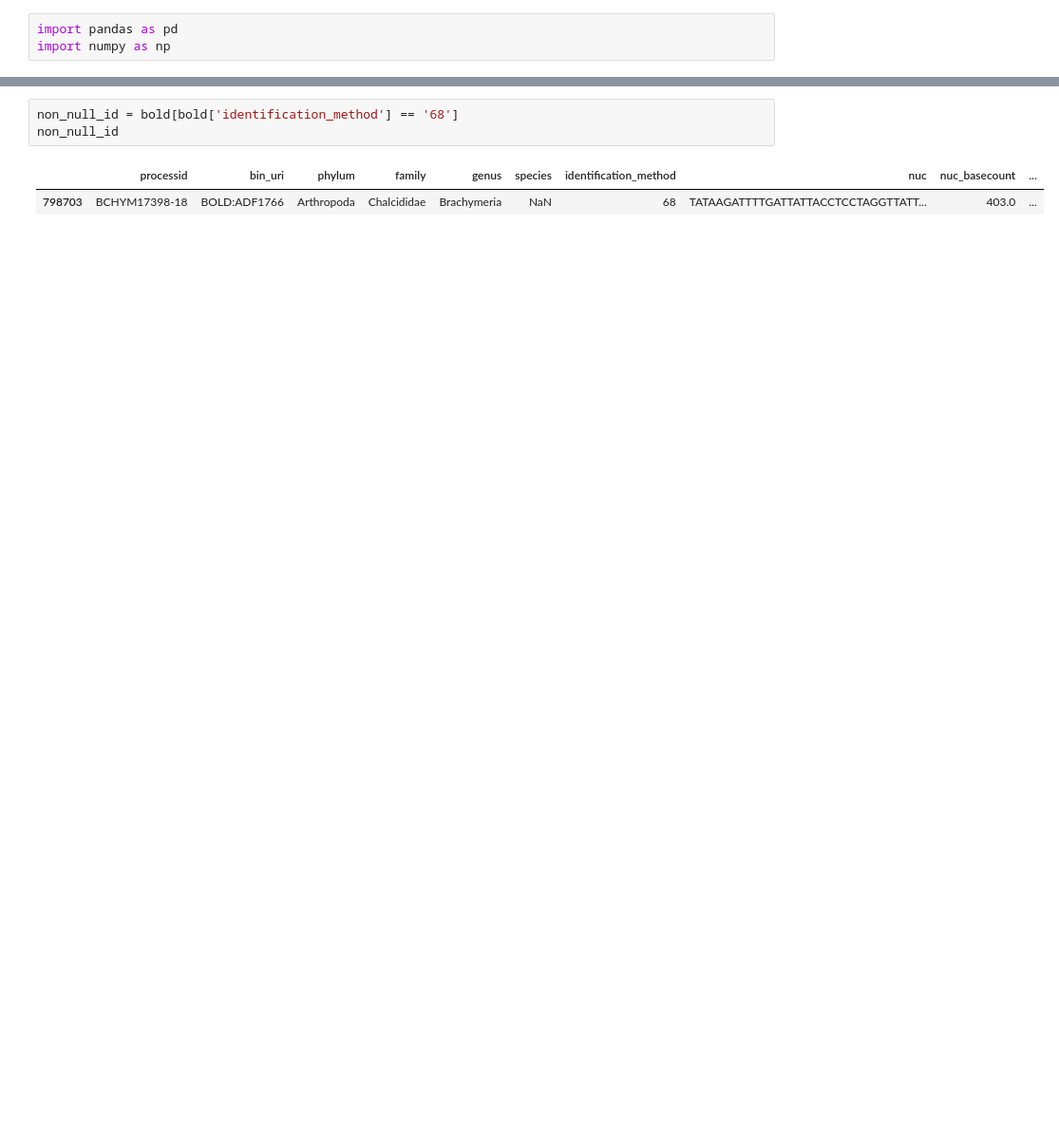
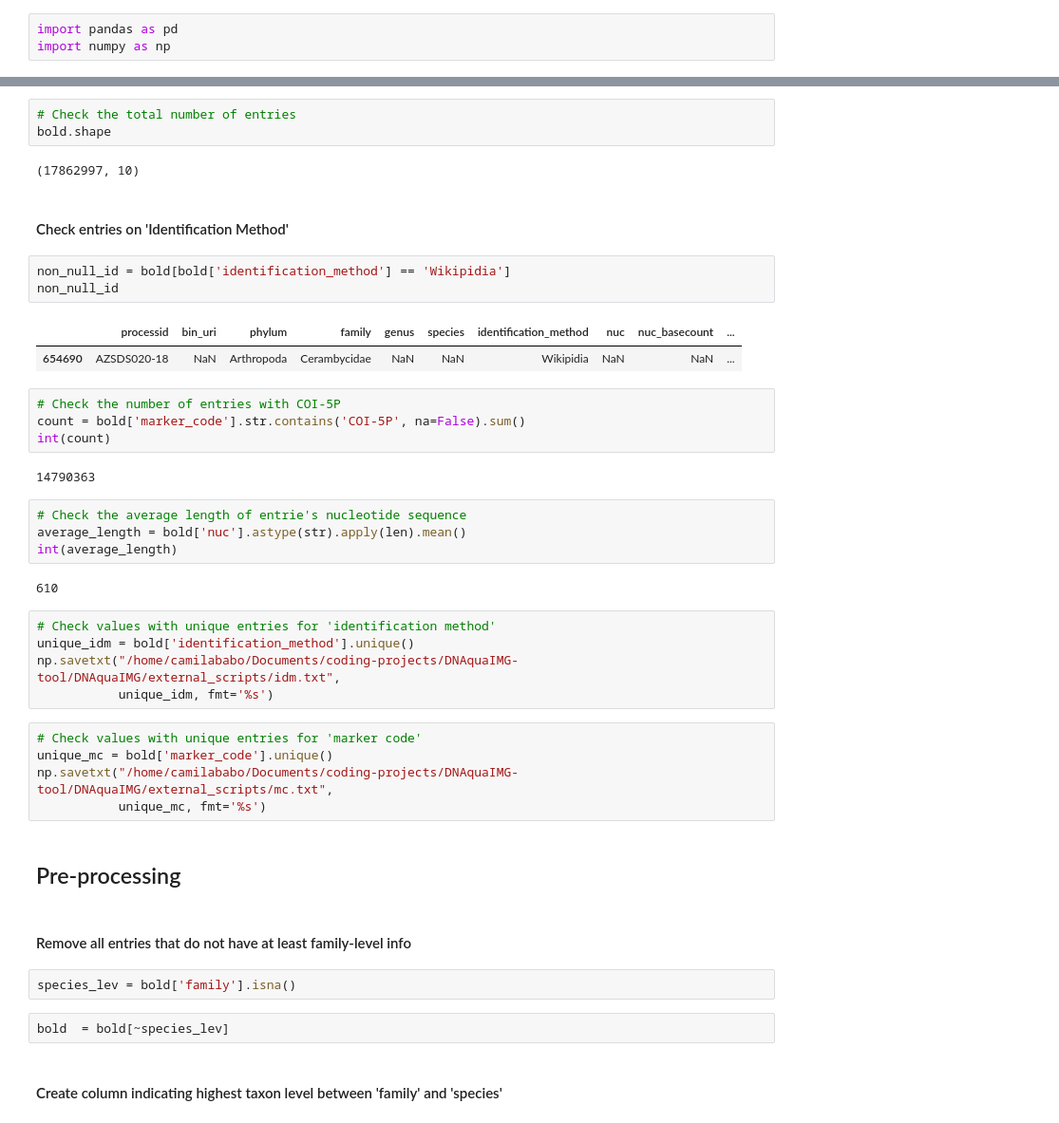
Before and after one commit to CIBIO-BU/mozaiko, a Jupyter notebook: external_scripts/bold-data-package.ipynb, the cells around one changed output, grey strips where cells are left out. Shown: that part at 95% size. Cells and saved outputs as stored; diff of their text form; blank space fills up the shorter version.

Commit message:
add some documentation add more steps to pipeline for BOLD dataset

```diff
--- a/external_scripts/bold-data-package.ipynb
+++ b/external_scripts/bold-data-package.ipynb
@@ -15,9 +28,48 @@ bold.tail()
 | 17862994 | ZYGMO294-10 | BOLD:AAO0371 | Arthropoda | Zygaenidae | Zygaenoprocris | Zygaenoprocris minna | NaN | AACACTTTATTTTATTTTTGGAATTTGATCAGG... | 658.0 | ... |
 | 17862995 | ZYGMO295-10 | BOLD:AAN9389 | Arthropoda | Zygaenidae | Zygaenoprocris | Zygaenoprocris rjabovi | NaN | AACACTTTATTTTATCTTTGGAATCTGATCAGG... | 658.0 | ... |
 | 17862996 | ZYGMO296-10 | BOLD:AAN9389 | Arthropoda | Zygaenidae | Zygaenoprocris | Zygaenoprocris rjabovi | NaN | AACACTTTATTTTATCTTTGGAATCTGATCAGG... | 658.0 | ... |
+# %%
+# Check the total number of entries
+bold.shape
+# %% [output]
+(17862997, 10)
+# %% [markdown]
+#### Check entries on 'Identification Method'
 # %%
-non_null_id = bold[bold['identification_method'] == '68']
+non_null_id = bold[bold['identification_method'] == 'Wikipidia']
 non_null_id
 # %% [output]
 |  | processid | bin_uri | phylum | family | genus | species | identification_method | nuc | nuc_basecount | ... |
-| 798703 | BCHYM17398-18 | BOLD:ADF1766 | Arthropoda | Chalcididae | Brachymeria | NaN | 68 | TATAAGATTTTGATTATTACCTCCTAGGTTATT... | 403.0 | ... |
+| 654690 | AZSDS020-18 | NaN | Arthropoda | Cerambycidae | NaN | NaN | Wikipidia | NaN | NaN | ... |
+# %%
+# Check the number of entries with COI-5P
+count = bold['marker_code'].str.contains('COI-5P', na=False).sum()
+int(count)
+# %% [output]
+14790363
+# %%
+# Check the average length of entrie's nucleotide sequence
+average_length = bold['nuc'].astype(str).apply(len).mean()
+int(average_length)
+# %% [output]
+610
+# %%
+# Check values with unique entries for 'identification method'
+unique_idm = bold['identification_method'].unique()
+np.savetxt("/home/camilababo/Documents/coding-projects/DNAquaIMG-tool/DNAquaIMG/external_scripts/idm.txt",
+           unique_idm, fmt='%s')
+# %%
+# Check values with unique entries for 'marker code'
+unique_mc = bold['marker_code'].unique()
+np.savetxt("/home/camilababo/Documents/coding-projects/DNAquaIMG-tool/DNAquaIMG/external_scripts/mc.txt",
+           unique_mc, fmt='%s')
+# %% [markdown]
+## Pre-processing
+# %% [markdown]
+#### Remove all entries that do not have at least family-level info
+# %%
+species_lev = bold['family'].isna()
+# %%
+bold  = bold[~species_lev]
+# %% [markdown]
+#### Create column indicating highest taxon level between 'family' and 'species'
```
Also changed, not shown: parts of 14 cells of this notebook, 1 other file.
